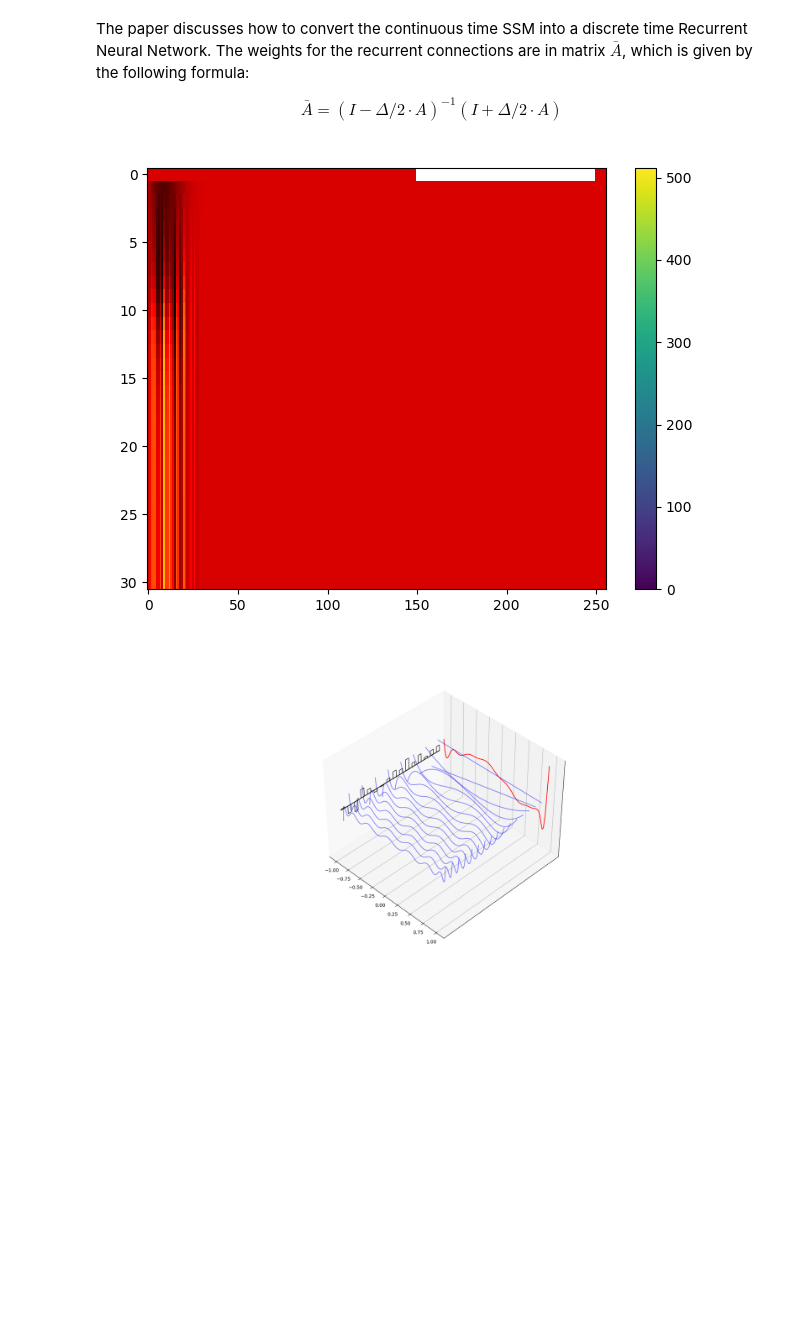
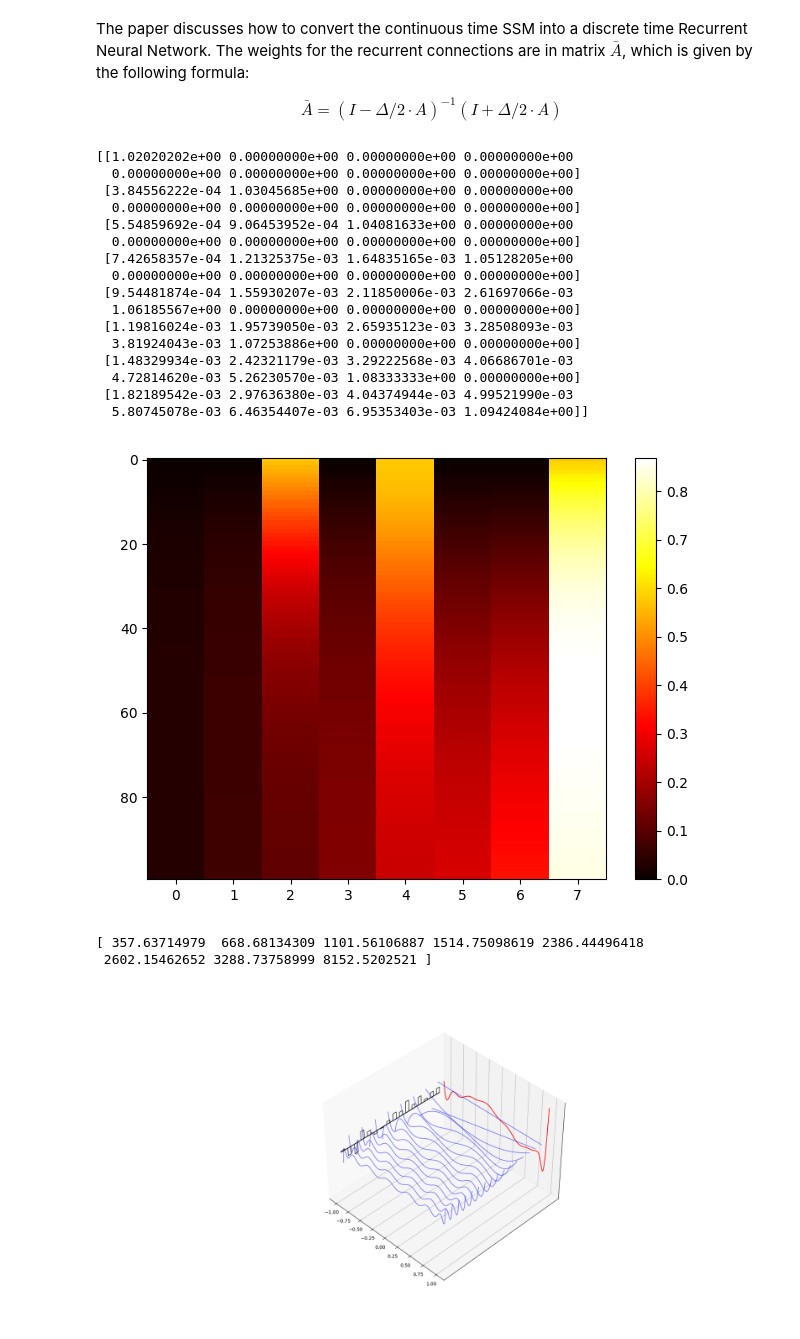
Before and after one commit to wzuidema/demo, a Jupyter notebook: content/hippo_and_s4.ipynb, the cells around one changed output. Saved outputs shown, nothing was run; the diff lists cells and outputs as text; code cells hidden in the pictures; blank space fills up the shorter version.

Commit message:
Correct legend; smaller example of RNN
 (without numerical instabilities?)

```diff
--- a/content/hippo_and_s4.ipynb
+++ b/content/hippo_and_s4.ipynb
@@ -80,30 +80,51 @@ The $B$ matrix is also given: $$B_n = (2n + 1)^{1/2}$$
 # %%
 from numpy.linalg import inv
 
-r = np.zeros(256)
-#r[254]=1
-r[150:250] = 1.0 #r[20:30] = 1.0
+r = np.zeros(8)
+#r[6]=1
+r[4] = 1.0 #r[20:30] = 1.0
+r[2] = 1.0
+r[7] = 1.0
 
 lst = []
-lst.append(r)
+gamma = 0.005 # == Delta/2
+A = hippo8;
 
-gamma = 0.005 # == Delta/2
-A = hippo256;
+Abar = np.multiply(inv(np.identity(8) - (gamma * A)),(np.identity(8) + (gamma * A)))
 
-Abar = np.multiply(inv(np.identity(256) - (gamma * A)),np.identity(256) + (gamma * A))
+print(Abar)
 
-for i in range(30):
+for i in range(100):
+    lst.append(r/np.linalg.norm(r))
     r = np.matmul(r,Abar)
-    lst.append(r/np.linalg.norm(r))
 
-plt.imshow(lst, cmap='hot', interpolation='none',aspect='auto')
+im = plt.imshow(lst, cmap='hot', interpolation='none',aspect='auto')
 
 ax = plt.gca()
 cbar = ax.figure.colorbar(im, ax=ax)
 
 plt.show()
+print(r)
 # %% [output]
+[[1.02020202e+00 0.00000000e+00 0.00000000e+00 0.00000000e+00
+  0.00000000e+00 0.00000000e+00 0.00000000e+00 0.00000000e+00]
+ [3.84556222e-04 1.03045685e+00 0.00000000e+00 0.00000000e+00
+  0.00000000e+00 0.00000000e+00 0.00000000e+00 0.00000000e+00]
+ [5.54859692e-04 9.06453952e-04 1.04081633e+00 0.00000000e+00
+  0.00000000e+00 0.00000000e+00 0.00000000e+00 0.00000000e+00]
+ [7.42658357e-04 1.21325375e-03 1.64835165e-03 1.05128205e+00
+  0.00000000e+00 0.00000000e+00 0.00000000e+00 0.00000000e+00]
+ [9.54481874e-04 1.55930207e-03 2.11850006e-03 2.61697066e-03
+  1.06185567e+00 0.00000000e+00 0.00000000e+00 0.00000000e+00]
+ [1.19816024e-03 1.95739050e-03 2.65935123e-03 3.28508093e-03
+  3.81924043e-03 1.07253886e+00 0.00000000e+00 0.00000000e+00]
+ [1.48329934e-03 2.42321179e-03 3.29222568e-03 4.06686701e-03
+  4.72814620e-03 5.26230570e-03 1.08333333e+00 0.00000000e+00]
+ [1.82189542e-03 2.97636380e-03 4.04374944e-03 4.99521990e-03
+  5.80745078e-03 6.46354407e-03 6.95353403e-03 1.09424084e+00]]
-[figure, old version]
+[figure, new version]
+[ 357.63714979  668.68134309 1101.56106887 1514.75098619 2386.44496418
+ 2602.15462652 3288.73758999 8152.5202521 ]
 # %%
 #copied from: https://srush.github.io/annotated-s4/
 
```
Also changed, not shown: parts of 1 cell of this notebook.
